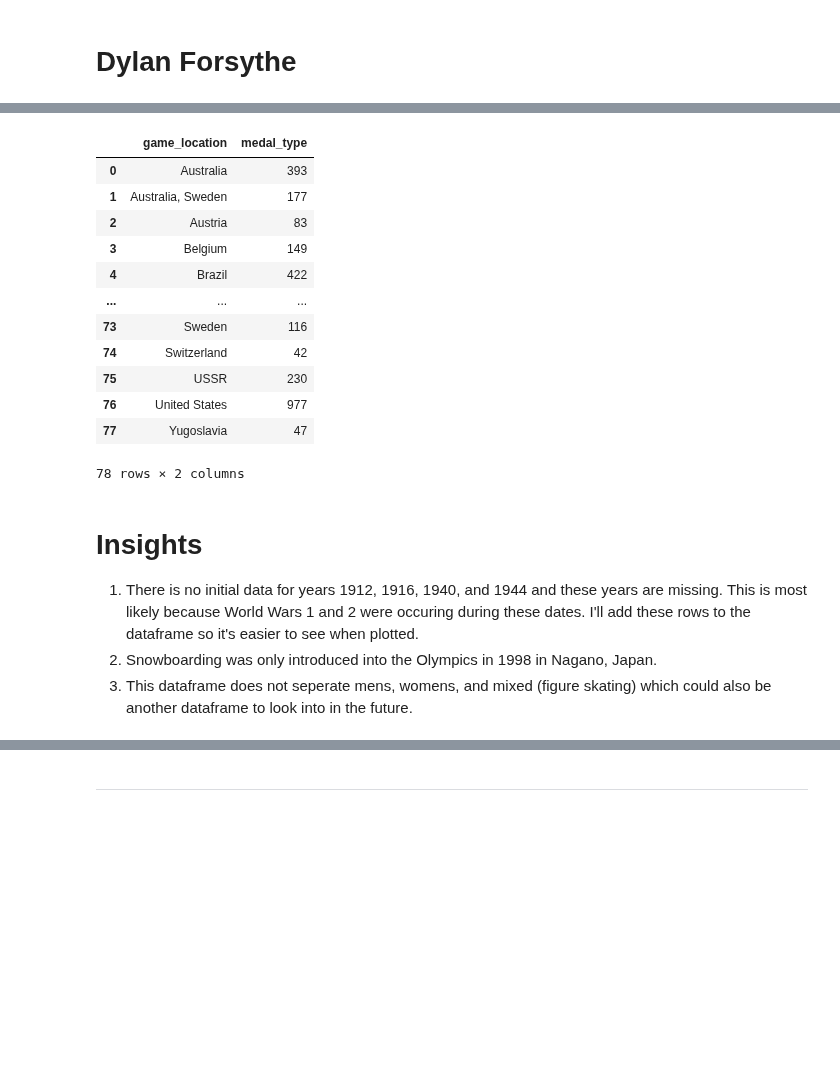
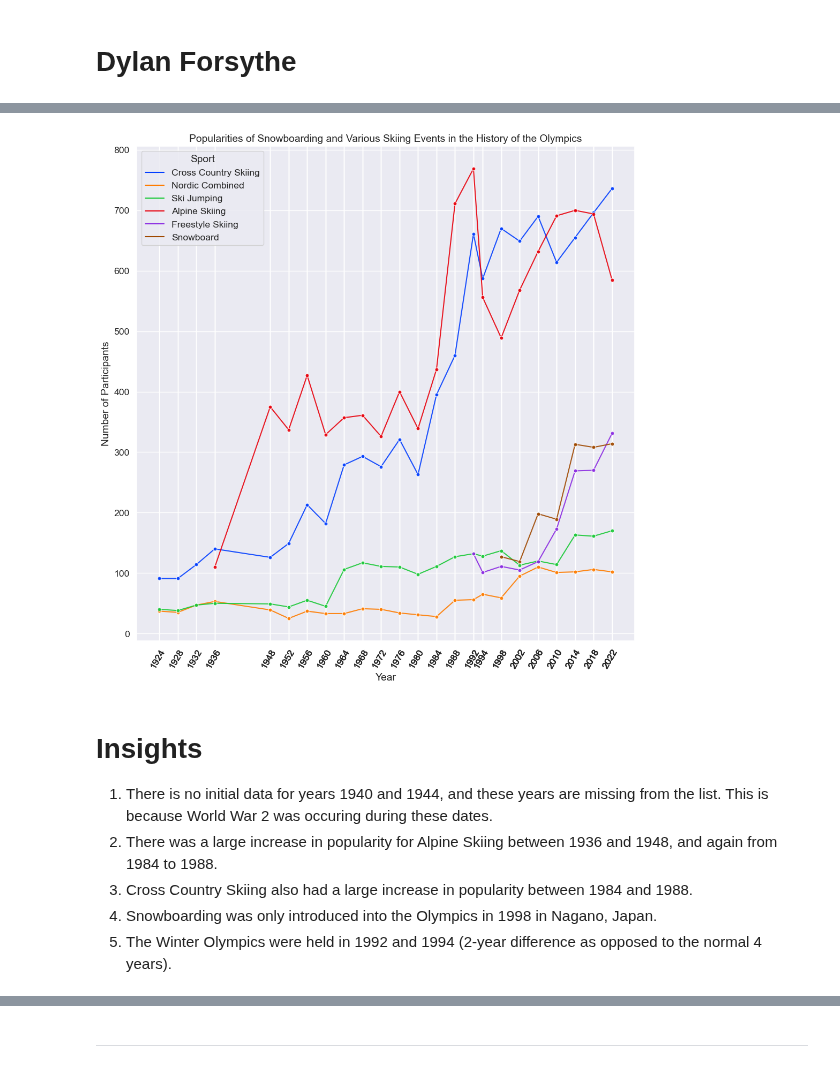
Before and after one commit to ubco-W2022T2-data301/project-group-group17, a Jupyter notebook: analysis/notebooks/analysis_dylan.ipynb, the cells around one changed output, grey strips where cells are left out. Drawn from its saved outputs; the diff is of its cells as text; code cells hidden in the pictures; blank space fills up the shorter version.

```diff
--- a/analysis/notebooks/analysis_dylan.ipynb
+++ b/analysis/notebooks/analysis_dylan.ipynb
@@ -15,6 +16,7 @@ import numpy as np
 import matplotlib.pyplot as plt
 import seaborn as sns
 # %%
-# Set the base theme for seaborn graphs
-sns.set_theme(style='whitegrid',font_scale=1.25)
+### Set the base theme for seaborn graphs
+
+sns.set_theme(style='darkgrid',font_scale=1.15)
 # %%
@@ -116,22 +164,18 @@ Snow_and_Skate_per_Sport
-# %%
-Snowboarding_df_grouped = Research_df_merged.groupby(['medal_type', 'game_location'], as_index=False)['medal_type'].count()
-Snowboarding_df_grouped
-# %% [output]
-|  | game_location | medal_type |
-| 0 | Australia | 393 |
-| 1 | Australia, Sweden | 177 |
-| 2 | Austria | 83 |
-| 3 | Belgium | 149 |
-| 4 | Brazil | 422 |
-| ... | ... | ... |
-| 73 | Sweden | 116 |
-| 74 | Switzerland | 42 |
-| 75 | USSR | 230 |
-| 76 | United States | 977 |
-| 77 | Yugoslavia | 47 |
-78 rows × 2 columns
+# %%
+plt.figure(figsize=(12, 12))
+RQ1_bar1 = sns.lineplot(data = Snow_and_Ski_grouped, x='Year', y= 'Number of Participants',
+                        alpha= 0.9, hue= 'Sport', marker='.', markersize=10, palette='bright')
+RQ1_bar1.set_xticks(Snow_and_Ski_grouped['Year'])
+RQ1_bar1.set_xticklabels(RQ1_bar1.get_xticklabels(), rotation=60, ha= 'right', rotation_mode= 'anchor')
+RQ1_bar1.set(title="Popularities of Snowboarding and Various Skiing Events in the History of the Olympics")
+plt.legend(loc='upper left', title= 'Sport')
+None
+# %% [output]
+[figure, added]
 # %% [markdown]
 # Insights
-1. There is no initial data for years 1912, 1916, 1940, and 1944 and these years are missing. This is most likely because World Wars 1 and 2 were occuring during these dates. I'll add these rows to the dataframe so it's easier to see when plotted.
+1. There is no initial data for years 1940 and 1944, and these years are missing from the list. This is because World War 2 was occuring during these dates.
+1. There was a large increase in popularity for Alpine Skiing between 1936 and 1948, and again from 1984 to 1988.
+1. Cross Country Skiing also had a large increase in popularity between 1984 and 1988.
 1. Snowboarding was only introduced into the Olympics in 1998 in Nagano, Japan.
-1. This dataframe does not seperate mens, womens, and mixed (figure skating) which could also be another dataframe to look into in the future.
+1. The Winter Olympics were held in 1992 and 1994 (2-year difference as opposed to the normal 4 years).
```
Also changed, not shown: parts of 29 cells of this notebook.
